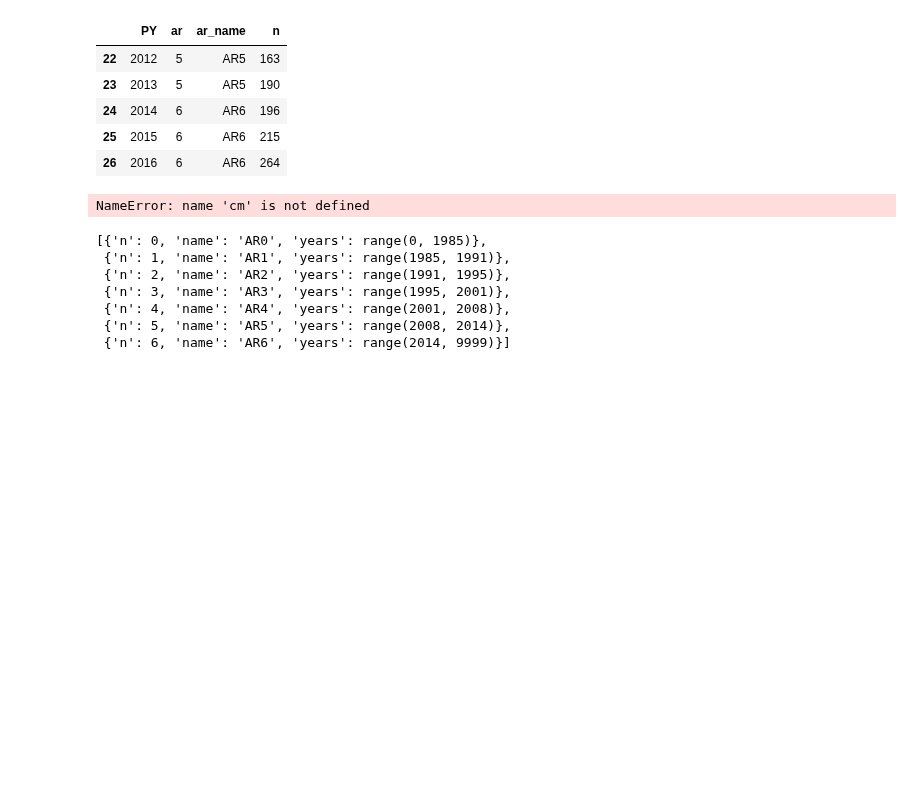
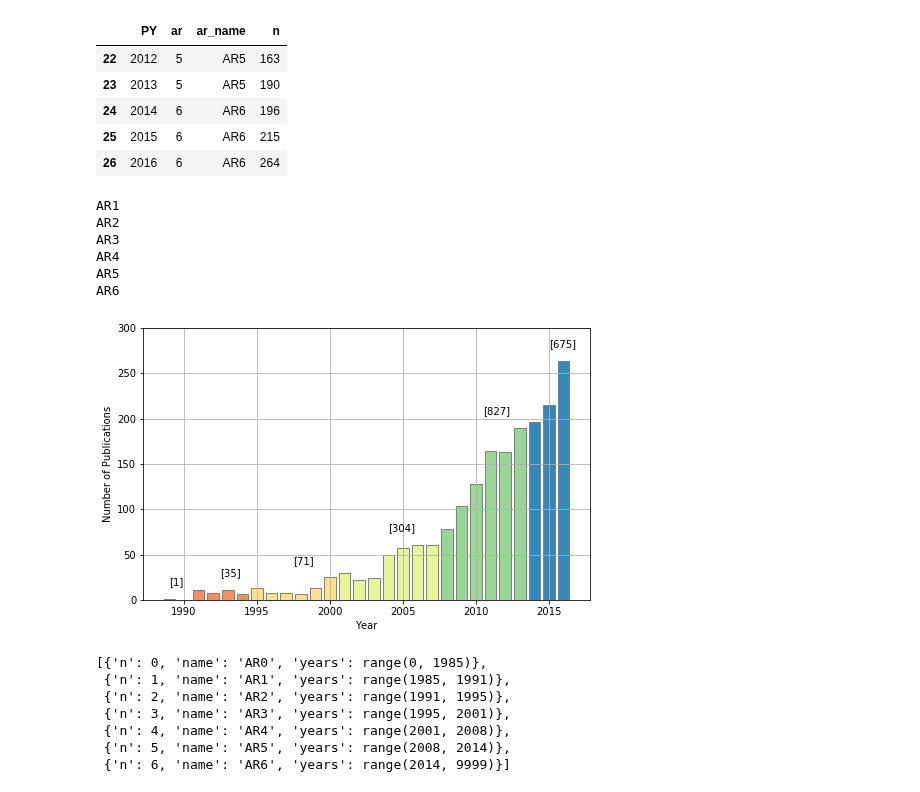
Before and after one commit to mcc-apsis/NETs-review, a Jupyter notebook: general_nets_plots.ipynb, the cells around one changed output. Drawn from its saved outputs; the diff is of its cells as text; code cells hidden in the pictures; blank space fills up the shorter version.

```diff
--- a/general_nets_plots.ipynb
+++ b/general_nets_plots.ipynb
@@ -217,42 +223,54 @@ colors = {
     2: '#fc8d59',
     3: '#fee08b',
     4: '#e6f598',
-    5: '#fdb462',
-    6: '#b3de69'
+    5: '#99d594',
+    6: '#3288bd'
 }
 
 #d53e4f
 #fc8d59
 #fee08b
 #e6f598
 #99d594
 #3288bd
 
-cm.Spectral
-
 #pdf['n'].plot.bar(color=[colors[int(x)] for x in list(pdf['ar'])])
 
 fig, ax = plt.subplots()
 
-ax.bar(bypy.PY,bypy.n, color=[colors[int(x)] for x in list(pdf['ar'])] )
+ax.grid(True)
+
+ax.bar(
+    bypy.PY,
+    bypy.n,
+    lw=1,
+    edgecolor='grey',
+    color=[colors[int(x)] for x in list(pdf['ar'])]
+)
 
 for name, group in bypy.groupby('ar_name'):
     print(name)
     count = "[{}]".format(group['n'].sum())
     mid = group['PY'].median()
     maxn = group['n'].max() + 15
     ax.text(mid,maxn,count)
 
-ax.grid(True)
+
 
 plt.ylim(ymax=300)
 
 ax.set_xlabel('Year')
 ax.set_ylabel('Number of Publications')
 plt.savefig('plots/general/all.png',bbox_inches='tight')
 plt.show()
 # %% [output]
-NameError: name 'cm' is not defined
+AR1
+AR2
+AR3
+AR4
+AR5
+AR6
+[figure, added]
 # %%
 ars
 # %% [output]
```
Also changed, not shown: parts of 1 cell of this notebook, 3 other files.
